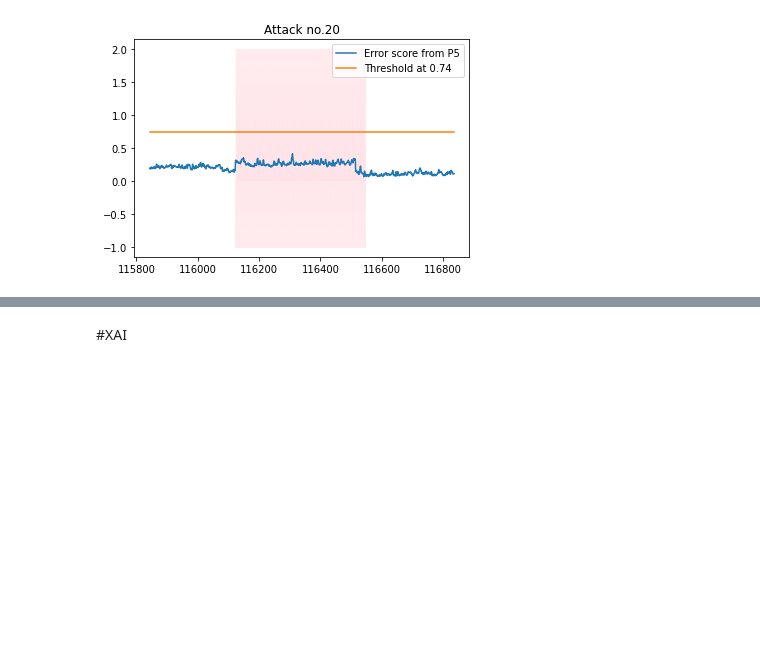
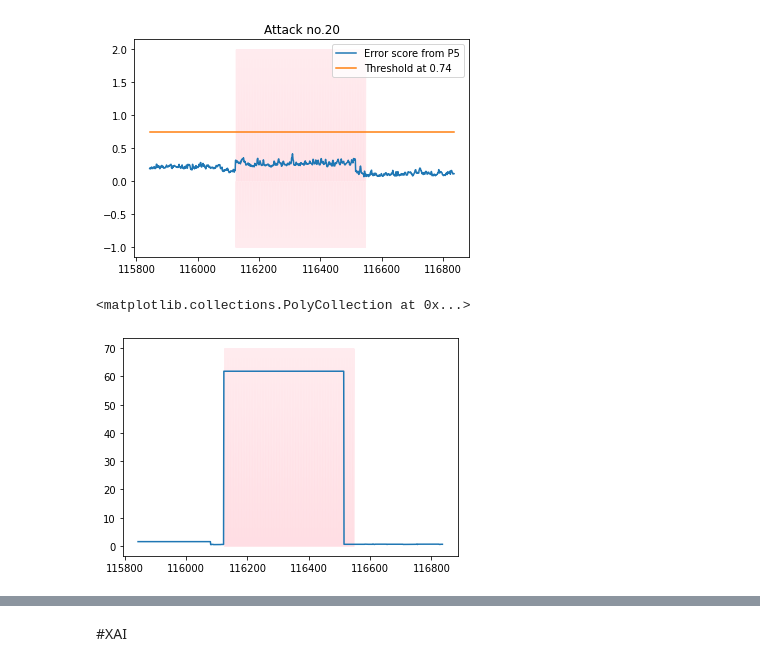
Before and after one commit to Geebigib/Explainable-Anomaly-detection-In-ICS, a Jupyter notebook: Probability_Base_Model_separate_stage.ipynb, the cells around one changed output, grey strips where cells are left out. Saved outputs shown, nothing was run; the diff lists cells and outputs as text; code cells hidden in the pictures; blank space fills up the shorter version.

```diff
--- a/Probability_Base_Model_separate_stage.ipynb
+++ b/Probability_Base_Model_separate_stage.ipynb
@@ -940,6 +940,14 @@ plt.legend()
 # %% [output]
 <matplotlib.legend.Legend at 0x...>
 [figure]
+# %%
+plt.plot(np.arange(idx_start[id_a]-t_add,idx_end[id_a]+t_add), test_scale['AIT504'][idx_start[id_a]-t_add:idx_end[id_a]+t_add]
+         , label='AIT504')
+plt.fill_between(np.arange(idx_start[id_a]-20,idx_end[id_a]+10), [0,70]*(424//2), alpha=0.3,
+                 color = 'pink')
+# %% [output]
+<matplotlib.collections.PolyCollection at 0x...>
+[figure, added]
 # %%
 time_label[idx_start[14]:]
 # %% [output]
```
